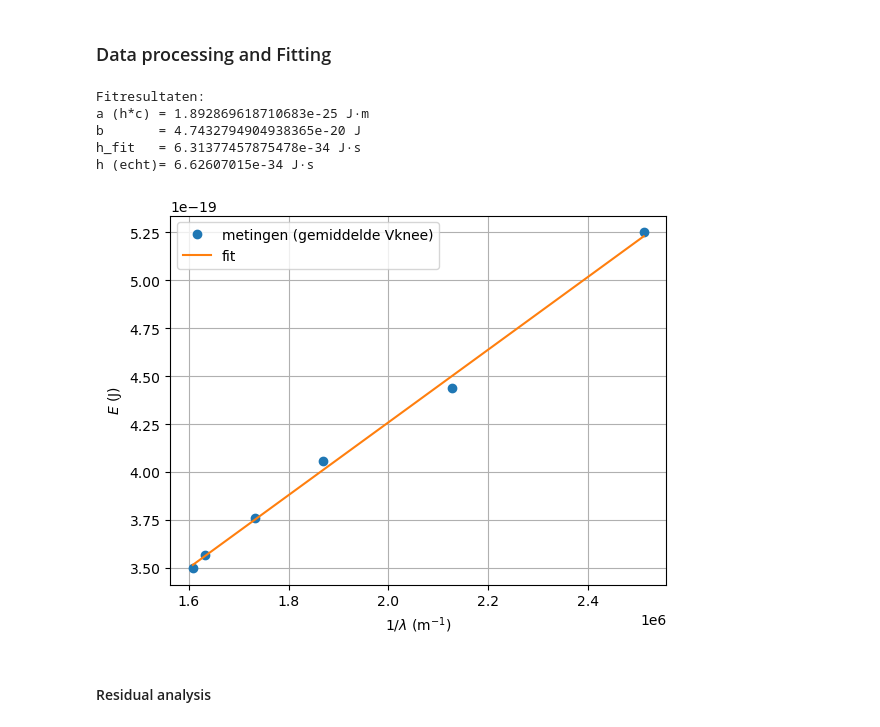
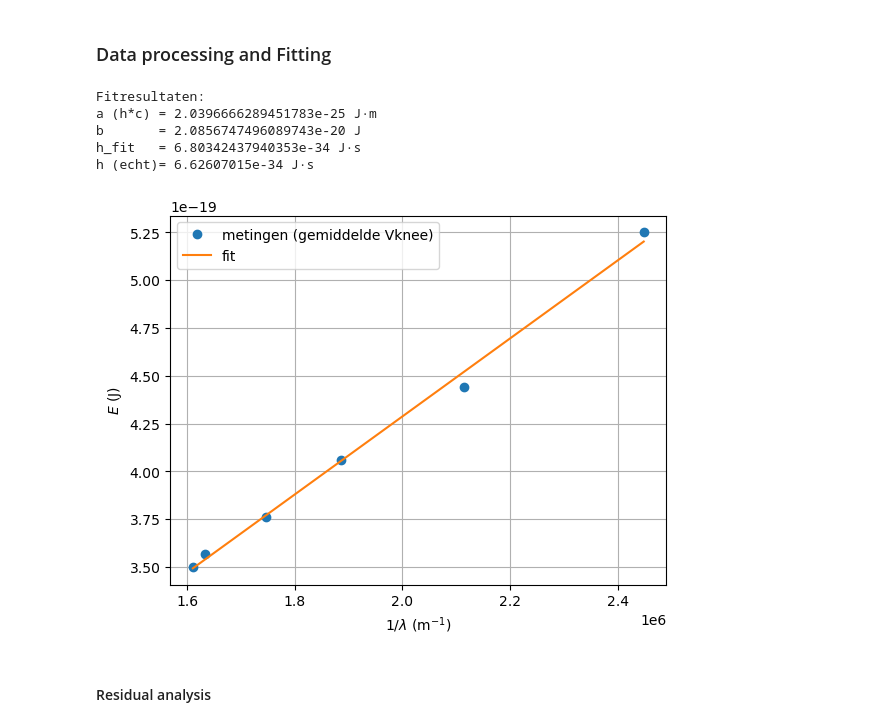
Before and after one commit to pieterbroerse/27, a Jupyter notebook: Content/PySim/Golflengtes project.ipynb, the cells around one changed output. Saved outputs shown, nothing was run; the diff lists cells and outputs as text; code cells hidden in the pictures.

```diff
--- a/Content/PySim/Golflengtes project.ipynb
+++ b/Content/PySim/Golflengtes project.ipynb
@@ -255,22 +93,0 @@ u_b_nm = golflengte_to_nm(golflengte_onzekerheid(a_b,x_blauw,u_a,u_x,u_L))
-# %%
-# De golflengte van paars (violet) licht
-
-# Paarse led
-p_x_1 = 0.20
-p_x_2 = 0.23
-p_x_3 = 0.19
-a_p = 0.0847
-
-x_paars = mean(p_x_1,p_x_2,p_x_3)
-
-um_p = um(a_p,x_paars,L)
-
-golflengte_p = golflengte(um_p)
-
-print(golflengte_p)
-
-golflengte_p_nm = golflengte_to_nm(golflengte_p)
-
-print(golflengte_p_nm)
-
-u_p_nm = golflengte_to_nm(golflengte_onzekerheid(a_p,x_paars,u_a,u_x,u_L))
@@ -389,8 +294,8 @@ Vknee3 = [2.185, 2.219, 2.361, 2.540, 2.791, 3.263]
 # %%
 kleuren = ["rood","oranje","geel","groen","blauw","paars"]
 
-lam_nm = np.array([622.0, 613.0, 577.0, 535.0, 470.0, 398.0])  # nm
-lam_err_nm = np.array([14.0, 14.0, 15.0, 15.0, 15.0, 16.0])    # nm
+lam_nm = np.array([golflengte_r_nm, golflengte_o_nm, golflengte_g_nm, golflengte_gr_nm, golflengte_b_nm, golflengte_p_nm])  # nm
+lam_err_nm = np.array([u_r_nm, u_o_nm, u_g_nm, u_gr_nm, u_b_nm, u_p_nm])    # nm
 
 
 Vknee1 = np.array([2.192, 2.234, 2.354, 2.507, 2.776, 3.277])
@@ -417,37 +322,37 @@ def line(x, a, b):
 # beginwaarden
 p0 = (1e-25, 0.0)
 
 params, cov = curve_fit(line, inv_lam, E, p0=p0)
 a_fit, b_fit = params
 
 # a = h*c  -> h = a/c
 h_fit = a_fit / c
 
 print("Fitresultaten:")
 print("a (h*c) =", a_fit, "J·m")
 print("b       =", b_fit, "J")
 print("h_fit   =", h_fit, "J·s")
 print("h (echt)=", 6.62607015e-34, "J·s")
 
 # --- plot ---
 x_fit = np.linspace(inv_lam.min(), inv_lam.max(), 200)
 y_fit = line(x_fit, a_fit, b_fit)
 
 plt.figure()
 plt.plot(inv_lam, E, "o", label="metingen (gemiddelde Vknee)")
 plt.plot(x_fit, y_fit, "-", label="fit")
 plt.xlabel(r"$1/\lambda\ \mathrm{(m^{-1})}$")
 plt.ylabel(r"$E\ \mathrm{(J)}$")
 plt.grid(True)
 plt.legend()
 plt.show()
 # %% [output]
 Fitresultaten:
-a (h*c) = 1.892869618710683e-25 J·m
-b       = 4.7432794904938365e-20 J
-h_fit   = 6.31377457875478e-34 J·s
+a (h*c) = 2.0396666289451783e-25 J·m
+b       = 2.0856747496089743e-20 J
+h_fit   = 6.80342437940353e-34 J·s
 h (echt)= 6.62607015e-34 J·s
-[figure, old version]
+[figure, new version]
 # %% [markdown]
 
 #### Residual analysis
```
Also changed, not shown: parts of 15 cells of this notebook.
